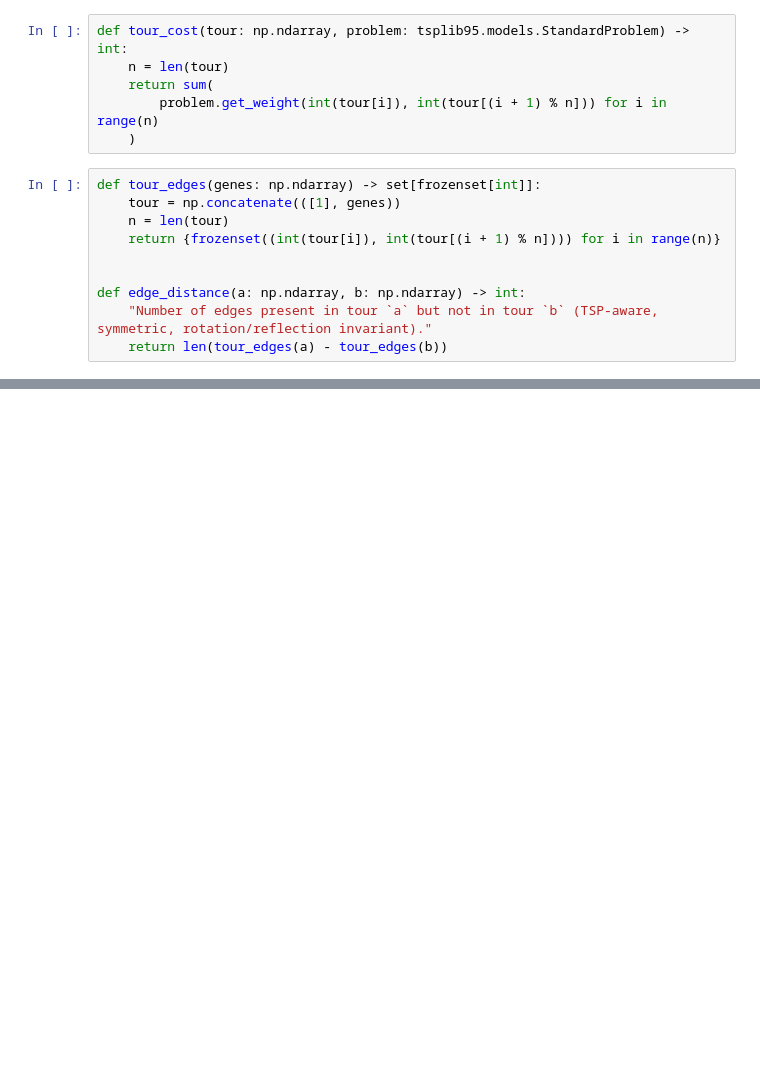
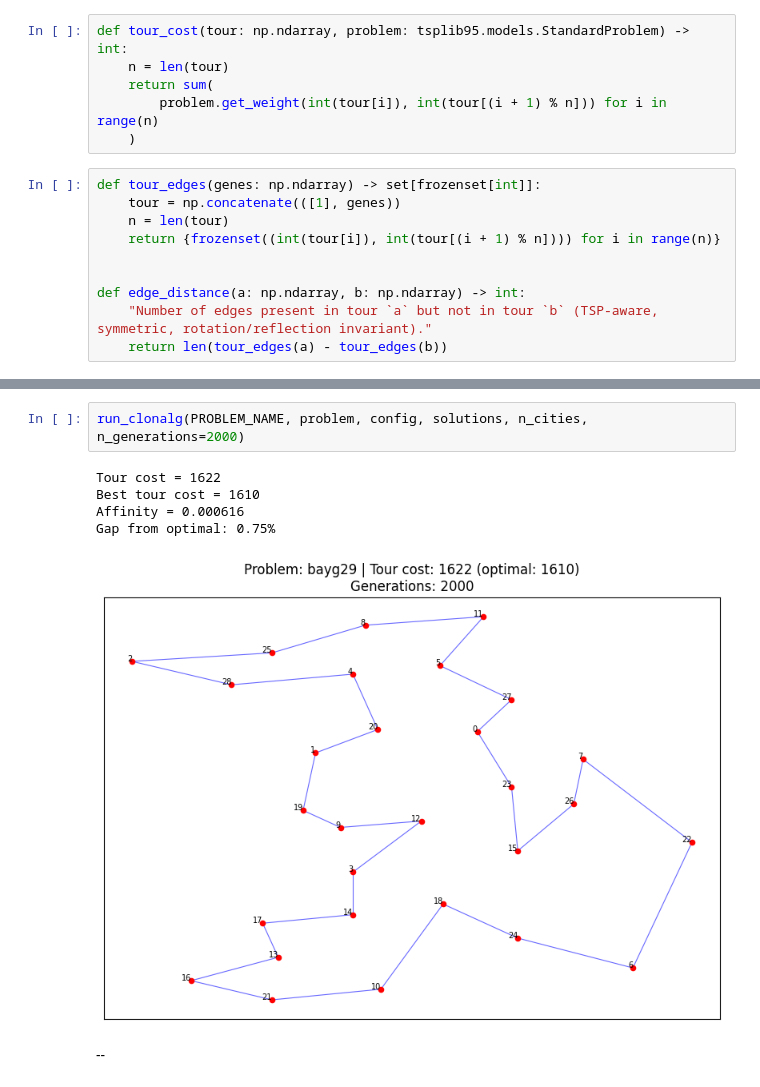
Before and after one commit to pawlowiczf/Computational-Intelligence, a Jupyter notebook: clonalg/experiments/tsp/main.ipynb, the cells around one changed output, grey strips where cells are left out. Saved outputs shown, nothing was run; the diff lists cells and outputs as text; blank space fills up the shorter version.

```diff
--- a/clonalg/experiments/tsp/main.ipynb
+++ b/clonalg/experiments/tsp/main.ipynb
@@ -184,0 +221,10 @@ plot_tsp(
+# %%
+run_clonalg(PROBLEM_NAME, problem, config, solutions, n_cities, n_generations=2000)
+# %% [output]
+Tour cost = 1622
+Best tour cost = 1610
+Affinity = 0.000616
+Gap from optimal: 0.75%
+[figure, added]
+# %% [markdown]
+--
```
Also changed, not shown: parts of 20 cells of this notebook, 1 other file.
